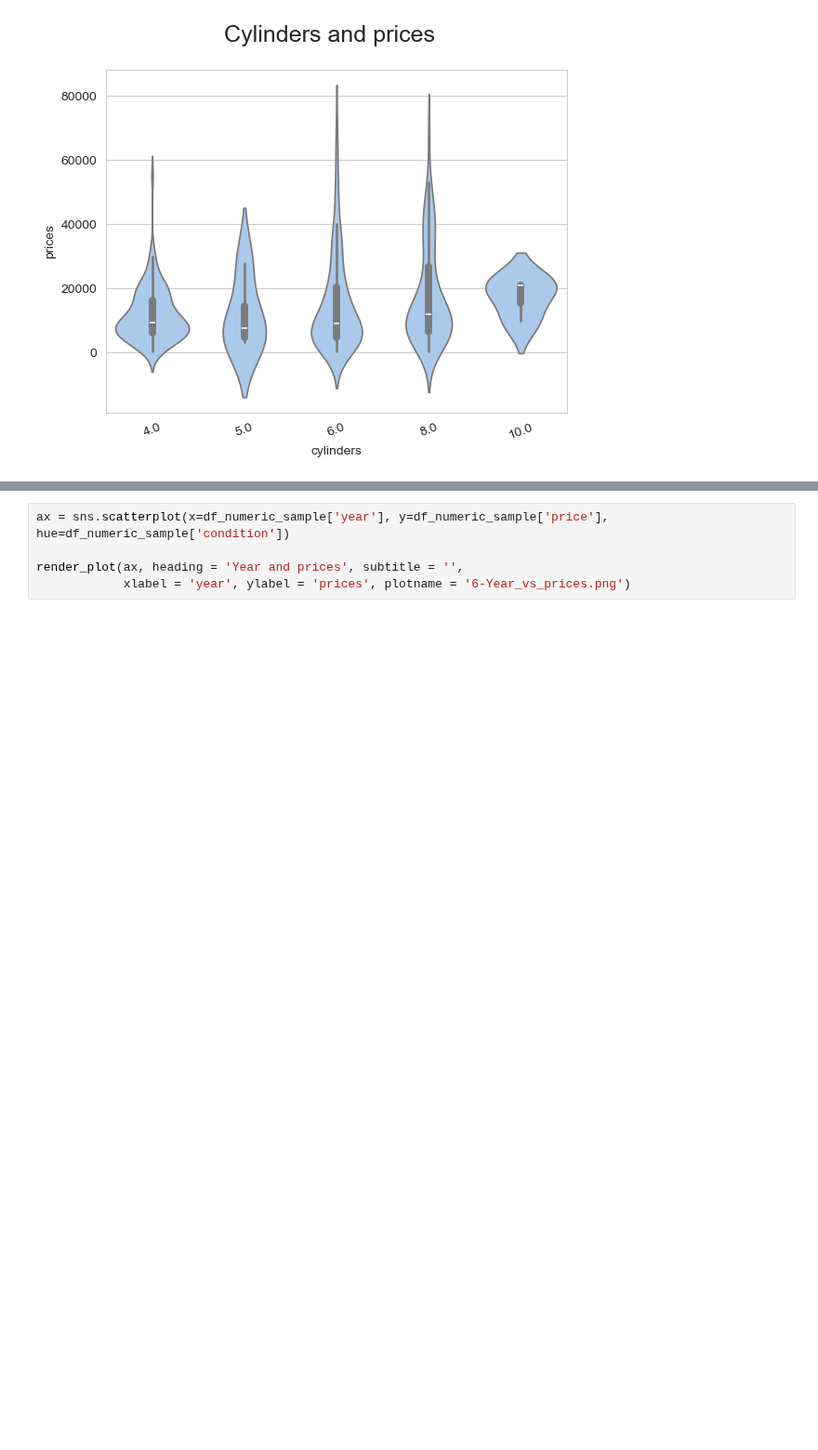
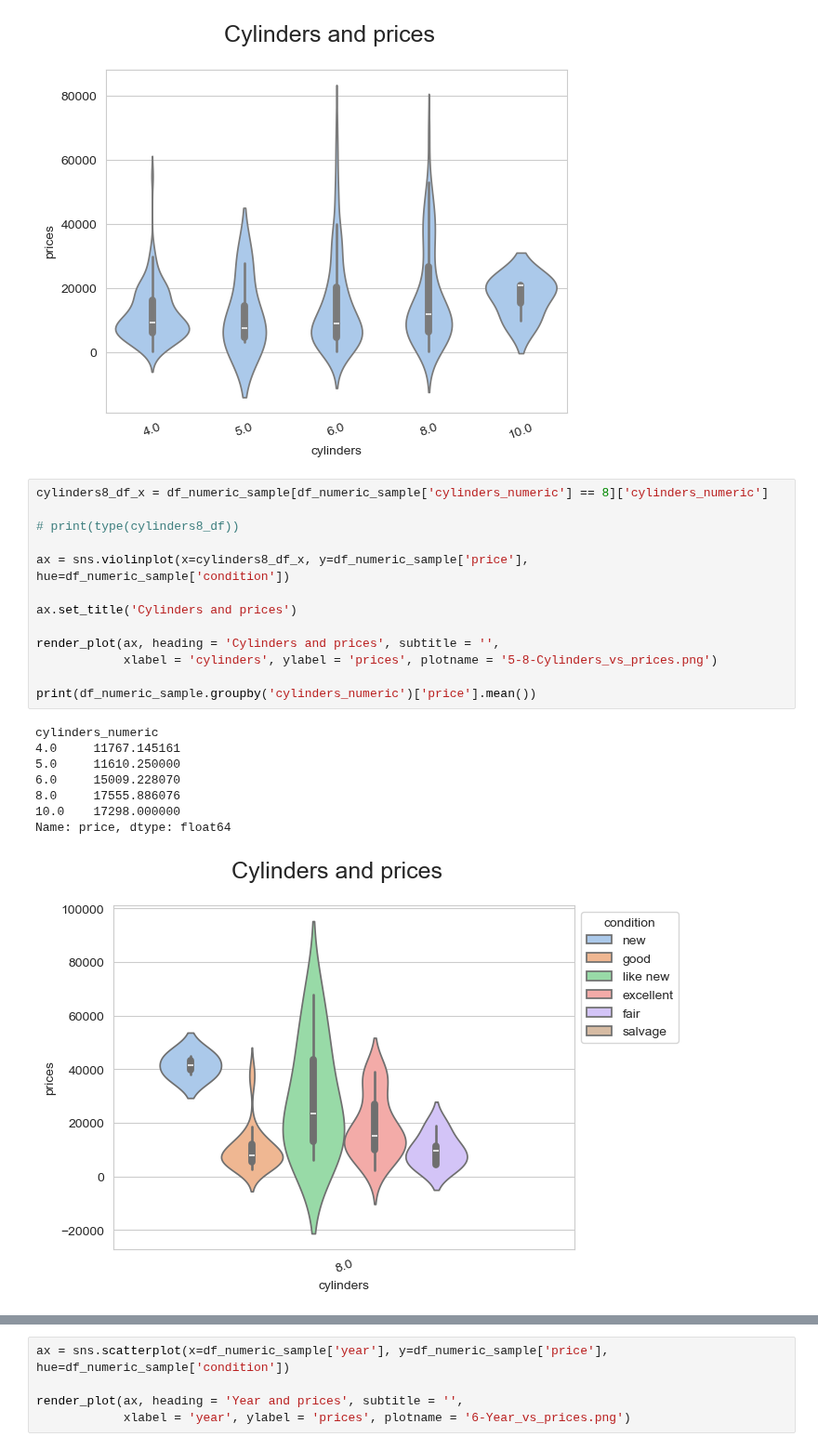
Before and after one commit to mgk2014/PCMLAI-cars, a Jupyter notebook: prompt_A.ipynb, the cells around one changed output, grey strips where cells are left out. Shown at 93% size. Drawn from its saved outputs; the diff is of its cells as text; blank space fills up the shorter version.

```diff
--- a/prompt_A.ipynb
+++ b/prompt_A.ipynb
@@ -363,4 +363,26 @@ cylinders_numeric
 10.0    17298.000000
 Name: price, dtype: float64
 [figure]
+# %%
+cylinders8_df_x = df_numeric_sample[df_numeric_sample['cylinders_numeric'] == 8]['cylinders_numeric']
+
+# print(type(cylinders8_df))
+
+ax = sns.violinplot(x=cylinders8_df_x, y=df_numeric_sample['price'],  hue=df_numeric_sample['condition'])
+
+ax.set_title('Cylinders and prices')
+
+render_plot(ax, heading = 'Cylinders and prices', subtitle = '',
+            xlabel = 'cylinders', ylabel = 'prices', plotname = '5-8-Cylinders_vs_prices.png')
+
+print(df_numeric_sample.groupby('cylinders_numeric')['price'].mean())
+# %% [output]
+cylinders_numeric
+4.0     11767.145161
+5.0     11610.250000
+6.0     15009.228070
+8.0     17555.886076
+10.0    17298.000000
+Name: price, dtype: float64
+[figure, added]
 # %% [markdown]
```
Also changed, not shown: parts of 10 cells of this notebook, 3 other files.
